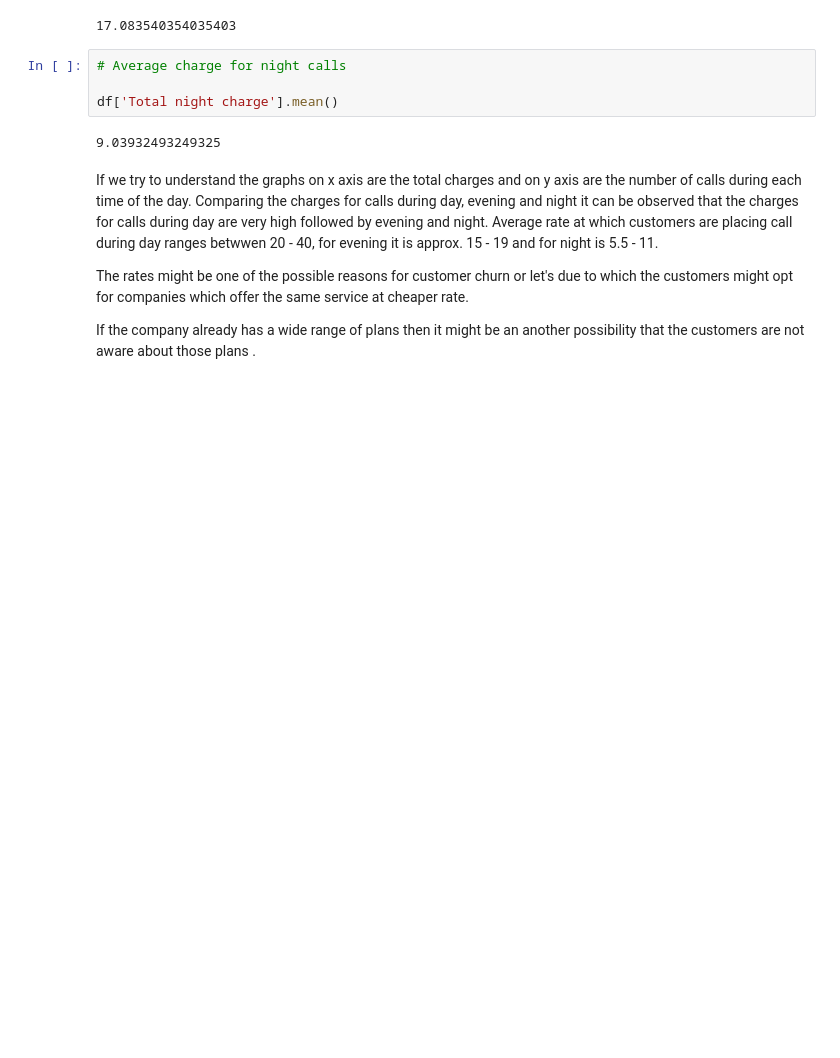
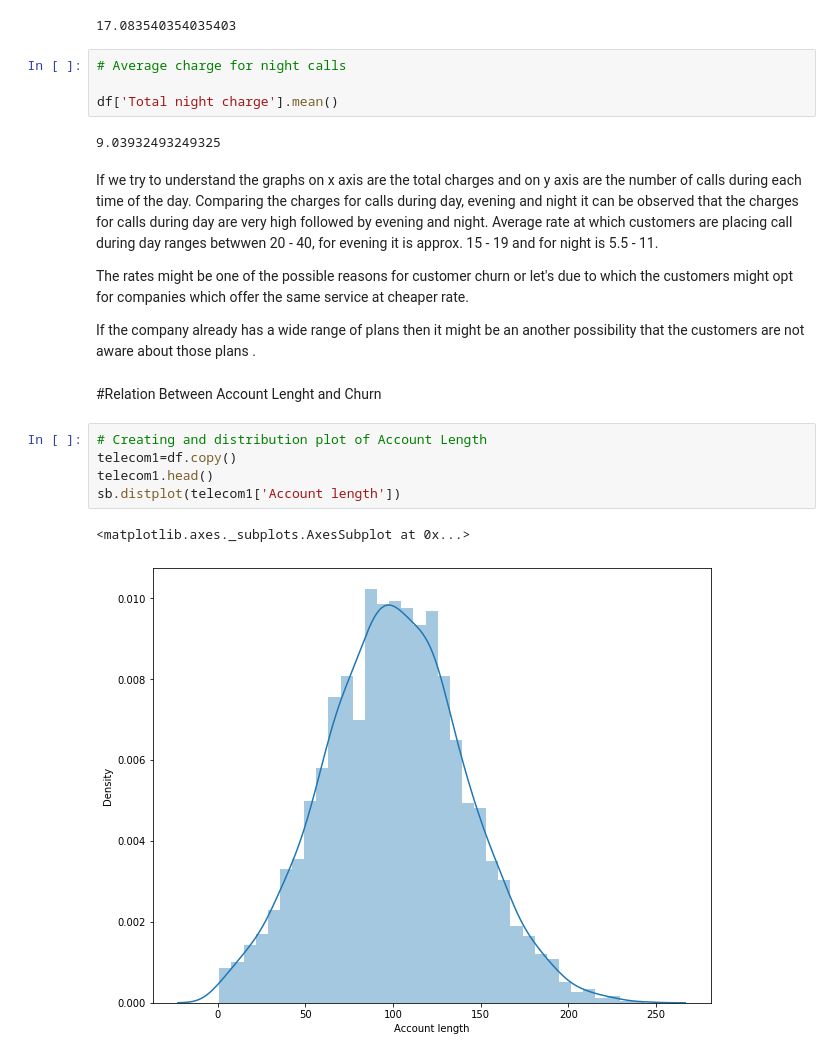
Before and after one commit to prathamesh122/telecom-churn-analysis, a Jupyter notebook: Telecom_Churn_Analysis_Dynamic_Developers_Capstone_Project.ipynb, the cells around one changed output. Saved outputs shown, nothing was run; the diff lists cells and outputs as text; blank space fills up the shorter version.

```diff
--- a/Telecom_Churn_Analysis_Dynamic_Developers_Capstone_Project.ipynb
+++ b/Telecom_Churn_Analysis_Dynamic_Developers_Capstone_Project.ipynb
@@ -433,8 +504,18 @@ df['Total night charge'].mean()
 # %% [output]
 9.03932493249325
 # %% [markdown]
-If we try to understand the graphs on x axis are the total charges and on y axis are the number of calls during each time of the day. Comparing the charges for calls during day, evening and night it can be observed that the charges for calls during day are very high followed by evening and night. Average rate at which customers are placing call during day ranges betwwen 20 - 40, for evening it is approx. 15 - 19 and for night is 5.5 - 11.
+ If we try to understand the graphs on x axis are the total charges and on y axis are the number of calls during each time of the day. Comparing the charges for calls during day, evening and night it can be observed that the charges for calls during day are very high followed by evening and night. Average rate at which customers are placing call during day ranges betwwen 20 - 40, for evening it is approx. 15 - 19 and for night is 5.5 - 11.
 
 The rates might be one of the possible reasons for customer churn or let's due to which the customers might opt for companies which offer the same service at cheaper rate.
 
 If the company already has a wide range of plans  then it might be an another possibility that the customers are not aware about those plans .
+# %% [markdown]
+#Relation Between Account Lenght and Churn
+# %%
+# Creating and distribution plot of Account Length
+telecom1=df.copy()
+telecom1.head()
+sb.distplot(telecom1['Account length'])
+# %% [output]
+<matplotlib.axes._subplots.AxesSubplot at 0x...>
+[figure, added]
```
Also changed, not shown: parts of 28 cells of this notebook.
